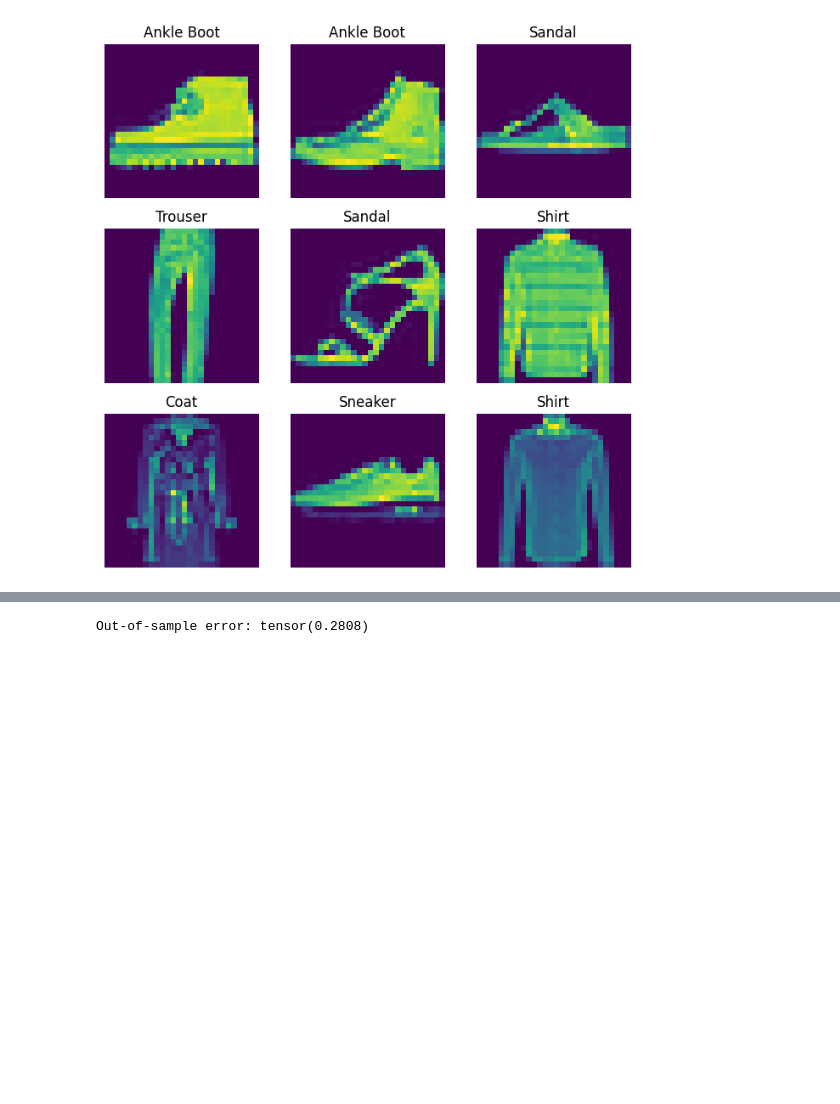
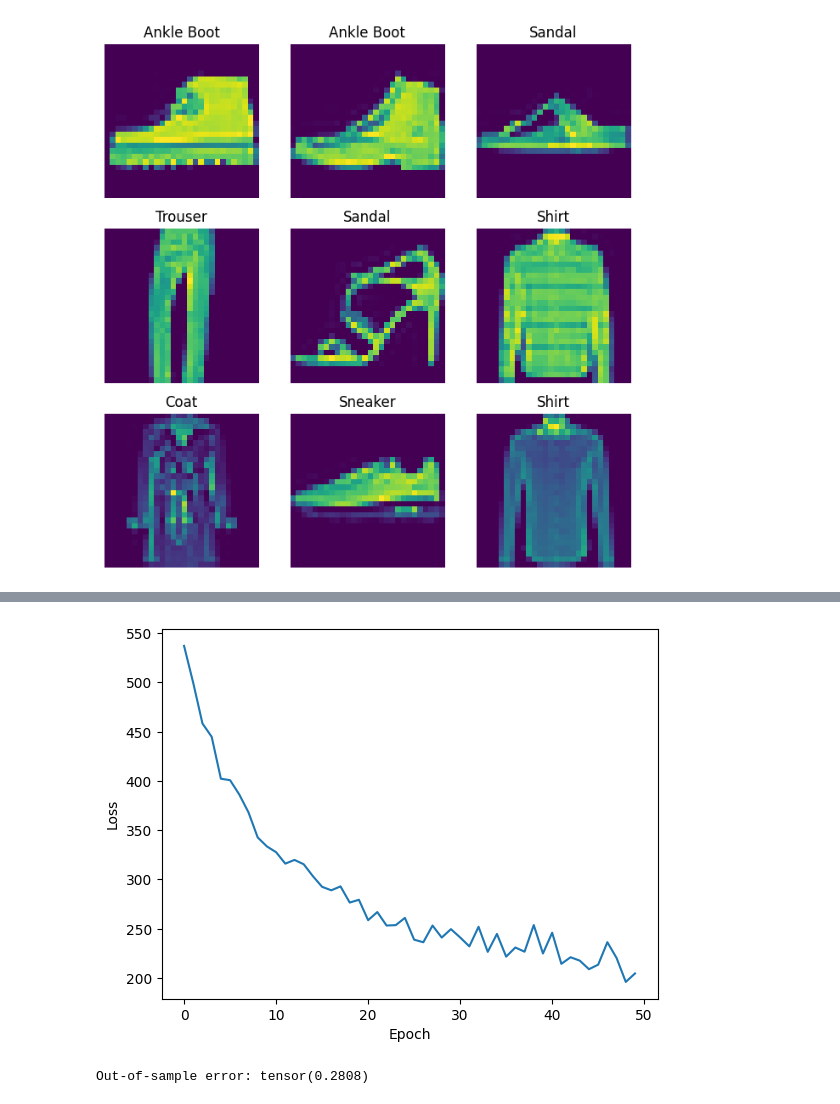
Before and after one commit to Bartosz-G/PyTorch-d2l-Practise, a Jupyter notebook: main.ipynb, the cells around one changed output, grey strips where cells are left out. Saved outputs shown, nothing was run; the diff lists cells and outputs as text; code cells hidden in the pictures; blank space fills up the shorter version.

```diff
--- a/main.ipynb
+++ b/main.ipynb
@@ -289,3 +304,7 @@ In-sample error: tensor(0.2539)
+# %%
+logit_training.eval.plot_loss()
+# %% [output]
+[figure, added]
 # %%
 logit_training.Test()
 # %% [output]
```
Also changed, not shown: parts of 11 cells of this notebook.
